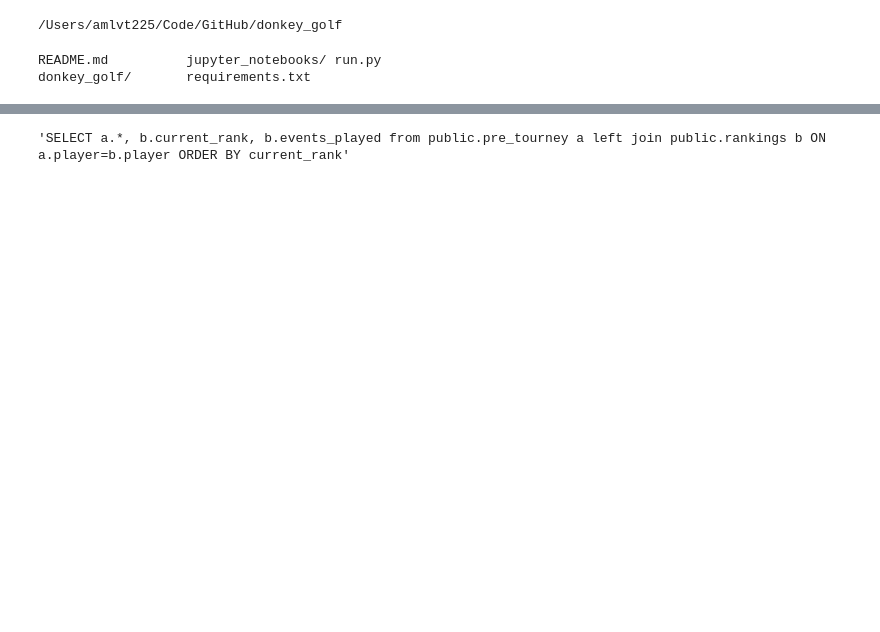
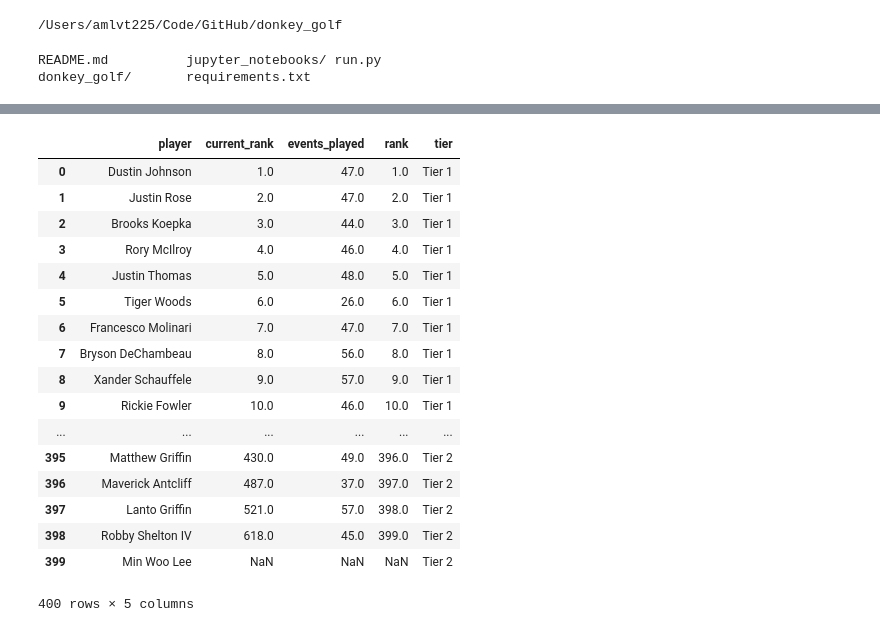
Before and after one commit to jbarton311/donkey_golf, a Jupyter notebook: jupyter_notebooks/class_testing.ipynb, the cells around one changed output, grey strips where cells are left out. Saved outputs shown, nothing was run; the diff lists cells and outputs as text; code cells hidden in the pictures; blank space fills up the shorter version.

```diff
--- a/jupyter_notebooks/class_testing.ipynb
+++ b/jupyter_notebooks/class_testing.ipynb
@@ -52,4 +49,21 @@ LINE 1: ...n public.rankings b ON a.player=b.player ORDER BY current_ra...
 # %%
-dd.sql
+dd.data
 # %% [output]
+|  | player | current_rank | events_played | rank | tier |
+| 0 | Dustin Johnson | 1.0 | 47.0 | 1.0 | Tier 1 |
+| 1 | Justin Rose | 2.0 | 47.0 | 2.0 | Tier 1 |
+| 2 | Brooks Koepka | 3.0 | 44.0 | 3.0 | Tier 1 |
+| 3 | Rory McIlroy | 4.0 | 46.0 | 4.0 | Tier 1 |
+| 4 | Justin Thomas | 5.0 | 48.0 | 5.0 | Tier 1 |
+| 5 | Tiger Woods | 6.0 | 26.0 | 6.0 | Tier 1 |
+| 6 | Francesco Molinari | 7.0 | 47.0 | 7.0 | Tier 1 |
+| 7 | Bryson DeChambeau | 8.0 | 56.0 | 8.0 | Tier 1 |
+| 8 | Xander Schauffele | 9.0 | 57.0 | 9.0 | Tier 1 |
+| 9 | Rickie Fowler | 10.0 | 46.0 | 10.0 | Tier 1 |
+| ... | ... | ... | ... | ... | ... |
+| 395 | Matthew Griffin | 430.0 | 49.0 | 396.0 | Tier 2 |
+| 396 | Maverick Antcliff | 487.0 | 37.0 | 397.0 | Tier 2 |
+| 397 | Lanto Griffin | 521.0 | 57.0 | 398.0 | Tier 2 |
+| 398 | Robby Shelton IV | 618.0 | 45.0 | 399.0 | Tier 2 |
+| 399 | Min Woo Lee | NaN | NaN | NaN | Tier 2 |
-'SELECT a.*, b.current_rank, b.events_played from public.pre_tourney a left join public.rankings b ON a.player=b.player ORDER BY current_rank'
+400 rows × 5 columns
```
Also changed, not shown: parts of 16 cells of this notebook, 3 other files.
